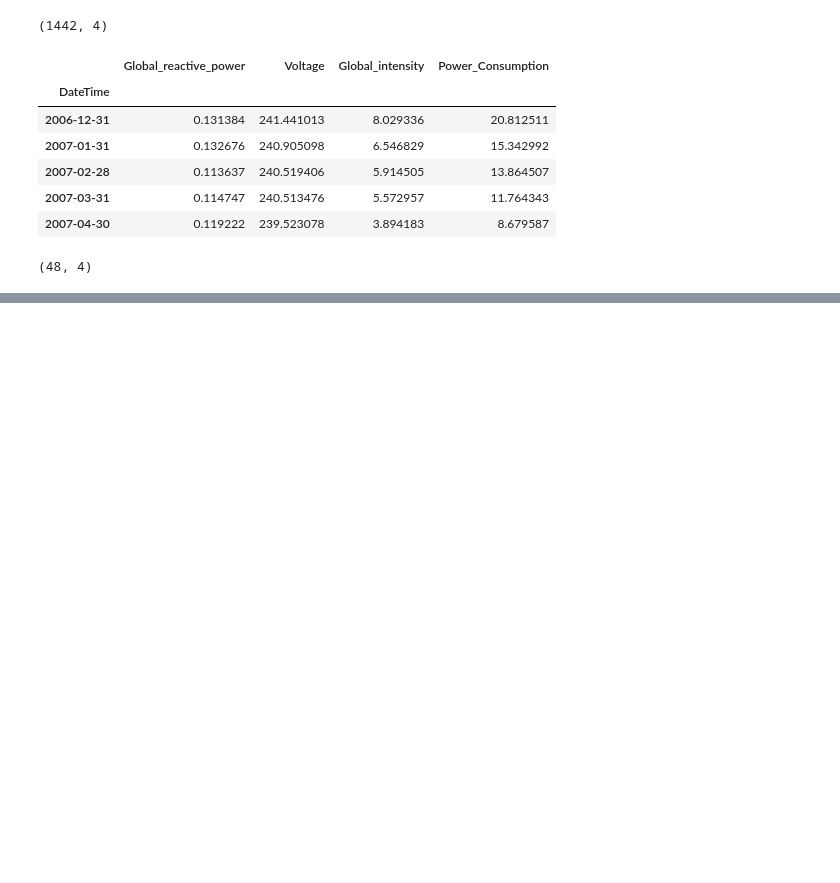
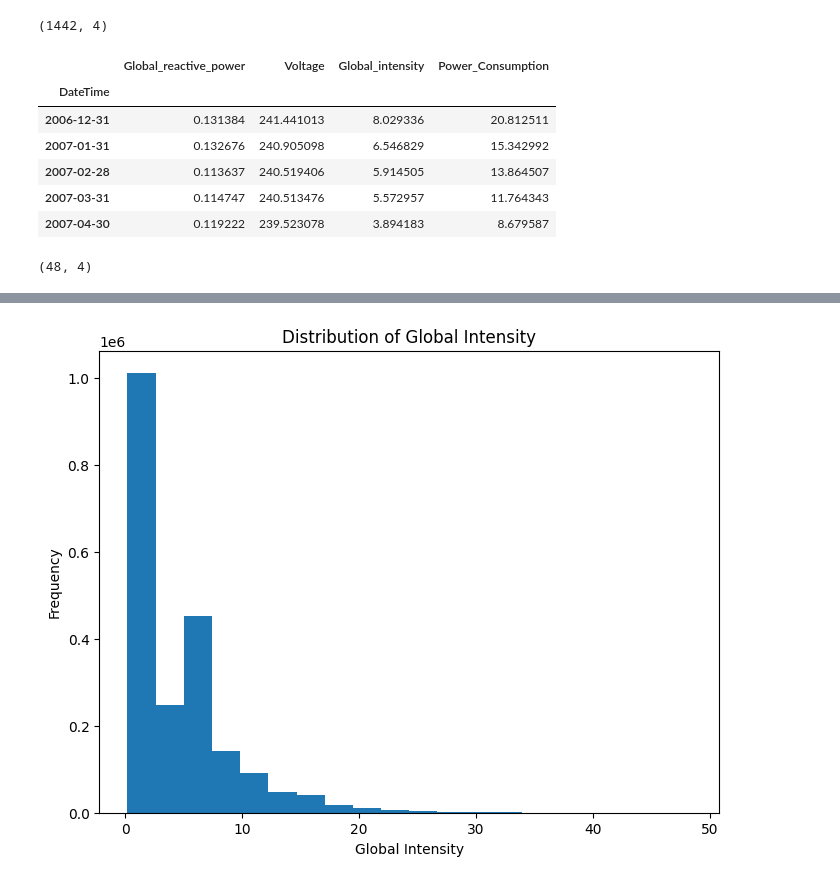
Before and after one commit to nikitasakale/timeseries-project, a Jupyter notebook: individual-household-electric-power-consumption.ipynb, the cells around one changed output, grey strips where cells are left out. Saved outputs shown, nothing was run; the diff lists cells and outputs as text; code cells hidden in the pictures; blank space fills up the shorter version.

```diff
--- a/individual-household-electric-power-consumption.ipynb
+++ b/individual-household-electric-power-consumption.ipynb
@@ -236,0 +245,9 @@ monthly_df.shape
+# %%
+plt.figure(figsize=(8, 6))
+plt.hist(df['Global_intensity'], bins=20)
+plt.xlabel('Global Intensity')
+plt.ylabel('Frequency')
+plt.title('Distribution of Global Intensity')
+plt.show()
+# %% [output]
+[figure, added]
```
Also changed, not shown: parts of 3 cells of this notebook.
